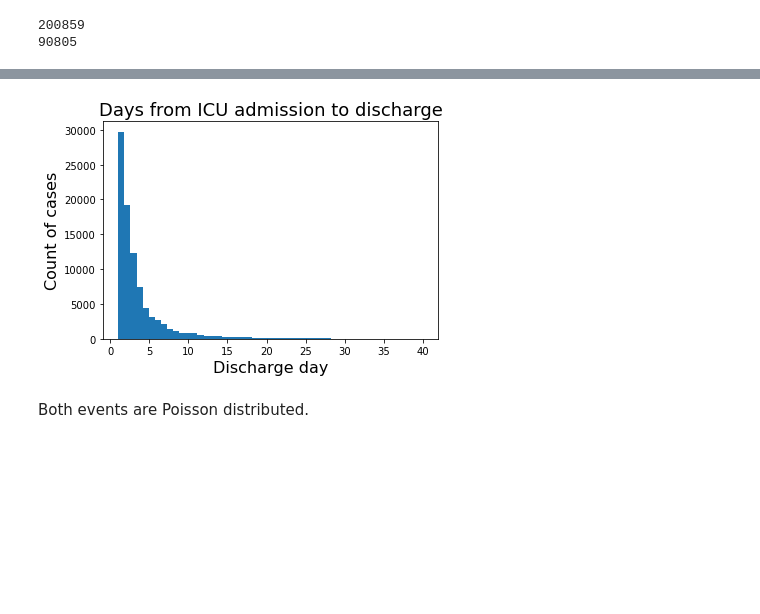
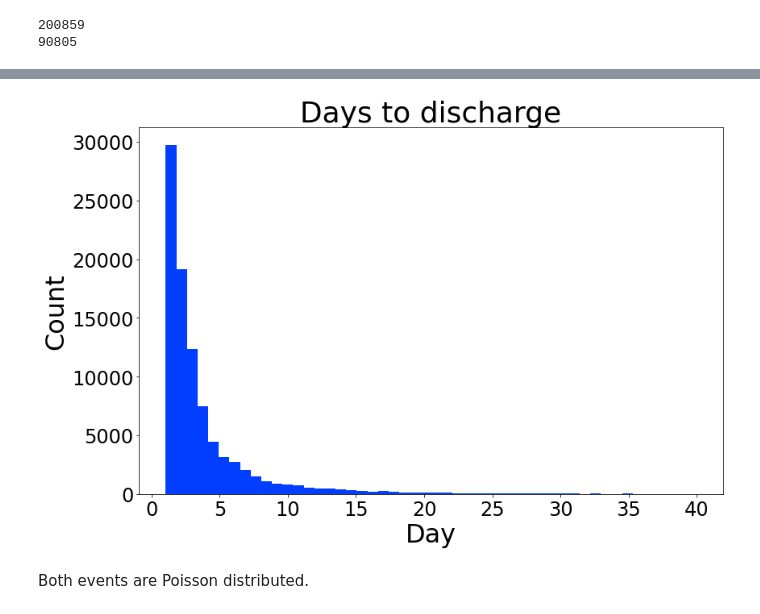
Before and after one commit to zhakhverdyan/eICU_AKIlert, a Jupyter notebook: notebooks/EDA.ipynb, the cells around one changed output, grey strips where cells are left out. Drawn from its saved outputs; the diff is of its cells as text; code cells hidden in the pictures; blank space fills up the shorter version.

```diff
--- a/notebooks/EDA.ipynb
+++ b/notebooks/EDA.ipynb
@@ -18,6 +18,9 @@ print(len(pat))
 # %% [output]
 200859
 90805
+# %%
+import seaborn as sns
+sns.set_palette("bright")
 # %%
 # distribution of aki diagnosis times
 offset_hour = qual_adm[qual_adm.aki_label==1]['aki_offset']/(60*24)
@@ -32,14 +39,18 @@ plt.grid(b=None)
 # %%
 # distribution of overall patient discharges
 disch_offset_day = pat['unitdischargeoffset']/(60*24)
 disch_offset_day.sort_values(inplace=True)
-disch_offset_day[disch_offset_day<=40].hist(bins=50)
-plt.ylabel('Count of cases', fontsize=16)
-plt.xlabel('Discharge day', fontsize=16)
-plt.title('Days from ICU admission to discharge', fontsize=18);
+disch_offset_day[disch_offset_day<=40].hist(bins=50, figsize=(12,8))
+plt.ylabel('Count', fontsize=32)
+plt.xlabel('Day', fontsize=32)
+plt.xticks(fontsize=24)
+plt.yticks(fontsize=24)
+plt.title('Days to discharge', fontsize=36);
+plt.tight_layout()
 plt.grid(b=None)
+plt.savefig('../images/disch_dist.png')
 # %% [output]
-[figure, old version]
+[figure, new version]
 # %% [markdown]
 Both events are Poisson distributed.
 # %%
```
Also changed, not shown: parts of 1 cell of this notebook, 14 other files.
